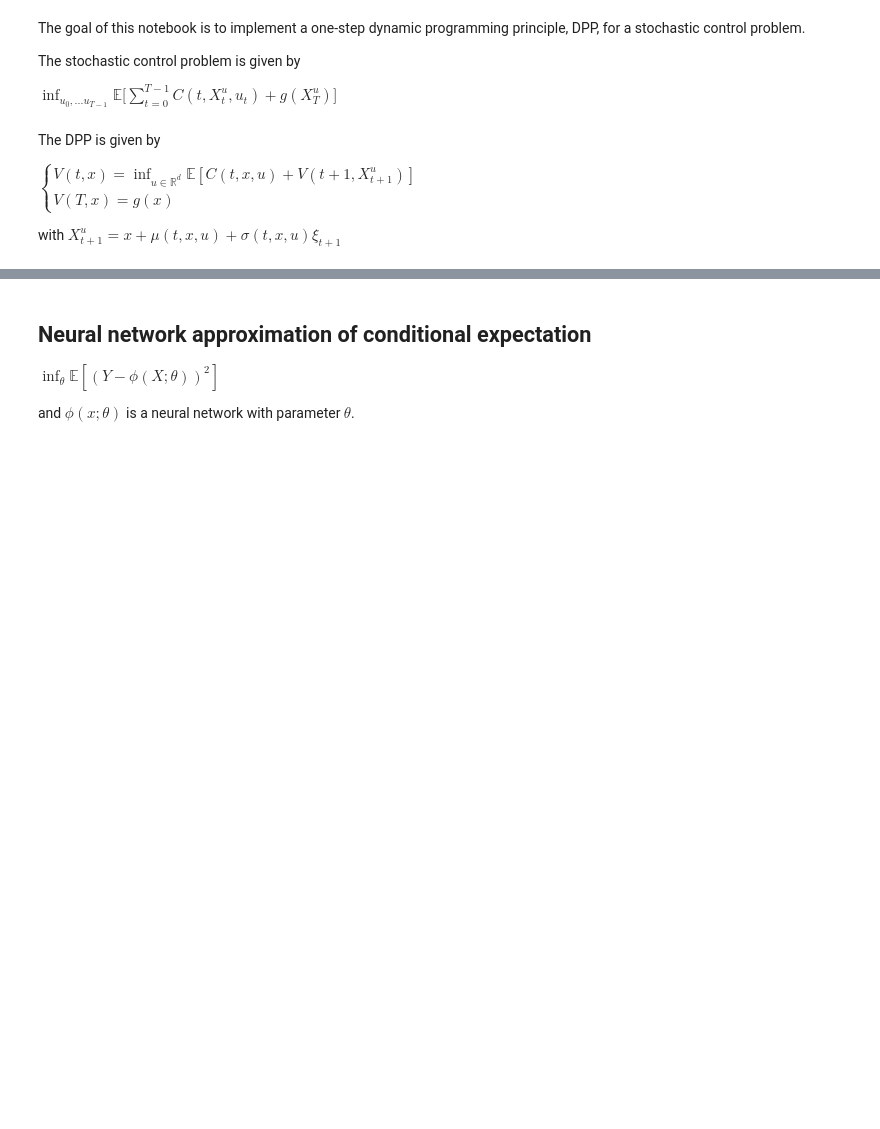
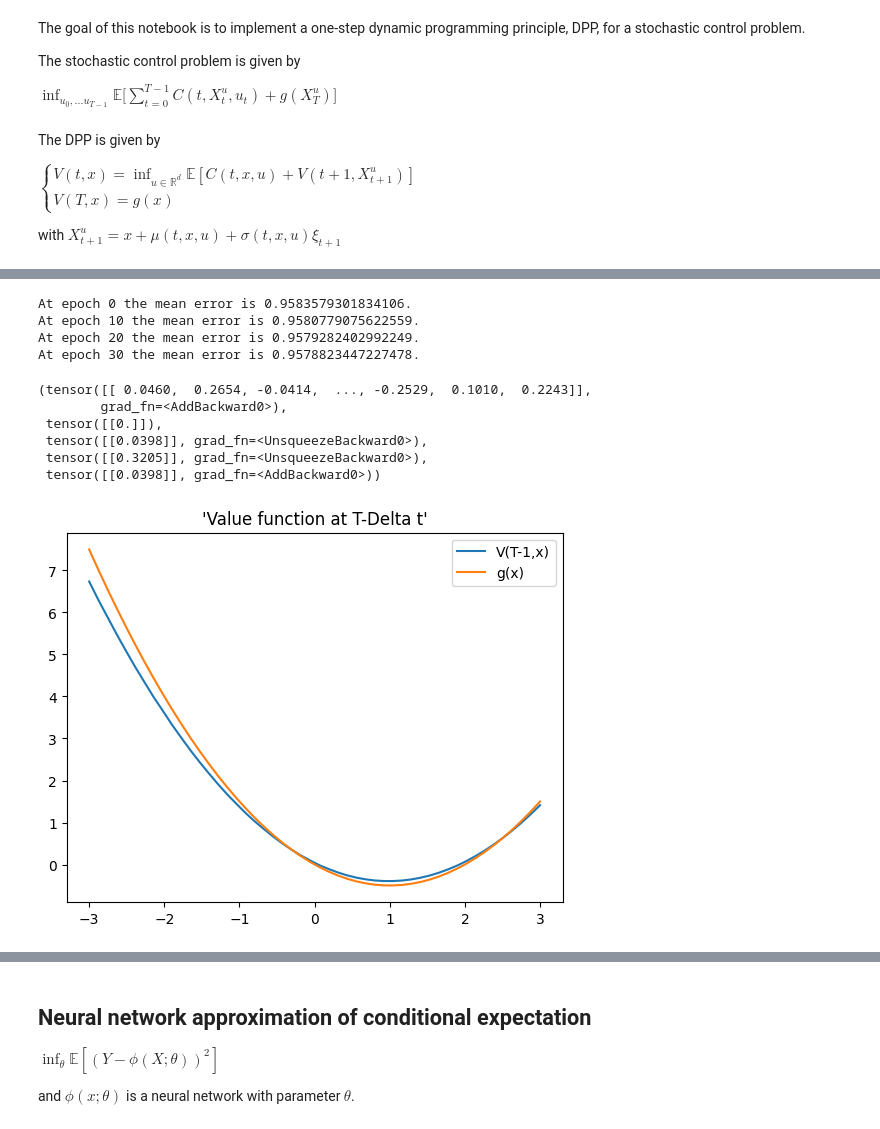
Before and after one commit to arashfahim/Stochastic_Control_FSU, a Jupyter notebook: Discrete_time_DPP.ipynb, the cells around one changed output, grey strips where cells are left out. Drawn from its saved outputs; the diff is of its cells as text; code cells hidden in the pictures; blank space fills up the shorter version.

```diff
--- a/Discrete_time_DPP.ipynb
+++ b/Discrete_time_DPP.ipynb
@@ -52,0 +121,3 @@ It is important to make sure the input and output are functions and not just dat
+# %%
+g_term = cost('T')
+c = cost('')
@@ -52,0 +162,24 @@ It is important to make sure the input and output are functions and not just dat
+# %%
+lr = 1e-3
+num_epochs = 100
+optimizer1 = optim.Adam(modelu.parameters(), lr)
+L_ = torch.Tensor([-2.0])
+loss = torch.Tensor([2.0])
+loss_epoch = []
+epoch=0
+while (torch.abs(L_-loss)>1e-6) & (epoch <= num_epochs):# epoch in range(num_epochs):
+  optimizer1.zero_grad()
+  loss=torch.mean(c.cost(X,modelu(X))+ g_term.cost(update(X,modelu(X))))#
+  loss.backward()
+  optimizer1.step()
+  loss_epoch.append(loss)
+  if epoch>0:
+    L_ = loss_epoch[epoch-1]
+  if (epoch % 10==0):
+    print("At epoch {} the mean error is {}.".format(epoch,loss.detach()))
+  epoch += 1
+# %% [output]
+At epoch 0 the mean error is 0.9583579301834106.
+At epoch 10 the mean error is 0.9580779075622559.
+At epoch 20 the mean error is 0.9579282402992249.
+At epoch 30 the mean error is 0.9578823447227478.
@@ -52,0 +190,19 @@ It is important to make sure the input and output are functions and not just dat
+# %%
+def test_update(x,u):
+  #Antithetic variables
+  N = torch.normal(0., 1., size=[x.shape[0],100000])
+  # M = torch.Tensor([0.1])*torch.normal(0., 1., size=[x.shape[0],100000]) - torch.Tensor([0.9])*N
+  return x + (-x+modelu(x))*Dt + torch.sqrt(Dt)*N#*torch.Tensor([0.5])*(M+N)
+def V(x, u):
+  return c.cost(x,u)*Dt+torch.mean(g_term.cost(test_update(x,u)),axis=1).unsqueeze(1)#c.cost(x,u)+torch.mean(g.cost(test_update(x,u))),
+# %%
+x = torch.Tensor([0.0]).unsqueeze(1)
+u=torch.Tensor([[0.0]])
+test_update(x,u),c.cost(x,u)*Dt,torch.mean(g_term.cost(test_update(x,u)),axis=1).unsqueeze(1),torch.std(g_term.cost(test_update(x,u)),axis=1).unsqueeze(1),V(x,u)
+# %% [output]
+(tensor([[ 0.0460,  0.2654, -0.0414,  ..., -0.2529,  0.1010,  0.2243]],
+        grad_fn=<AddBackward0>),
+ tensor([[0.]]),
+ tensor([[0.0398]], grad_fn=<UnsqueezeBackward0>),
+ tensor([[0.3205]], grad_fn=<UnsqueezeBackward0>),
+ tensor([[0.0398]], grad_fn=<AddBackward0>))
@@ -52,0 +212,11 @@ It is important to make sure the input and output are functions and not just dat
+# %%
+xx = torch.linspace(-3.0,3.0,50).unsqueeze(1)
+yy = V(xx,modelu(xx))
+zz = g_term.cost(xx)
+plt.plot(xx.squeeze(1).detach().numpy(),yy.squeeze(1).detach().numpy(),label='V(T-1,x)');
+plt.plot(xx.squeeze(1).detach().numpy(),zz.squeeze(1).detach().numpy(),label='g(x)');
+plt.title("'Value function at T-Delta t'");
+plt.legend();
+plt.savefig(path+'test for value'+stamp+'.png');
+# %% [output]
+[figure, added]
```
Also changed, not shown: parts of 65 cells of this notebook.
